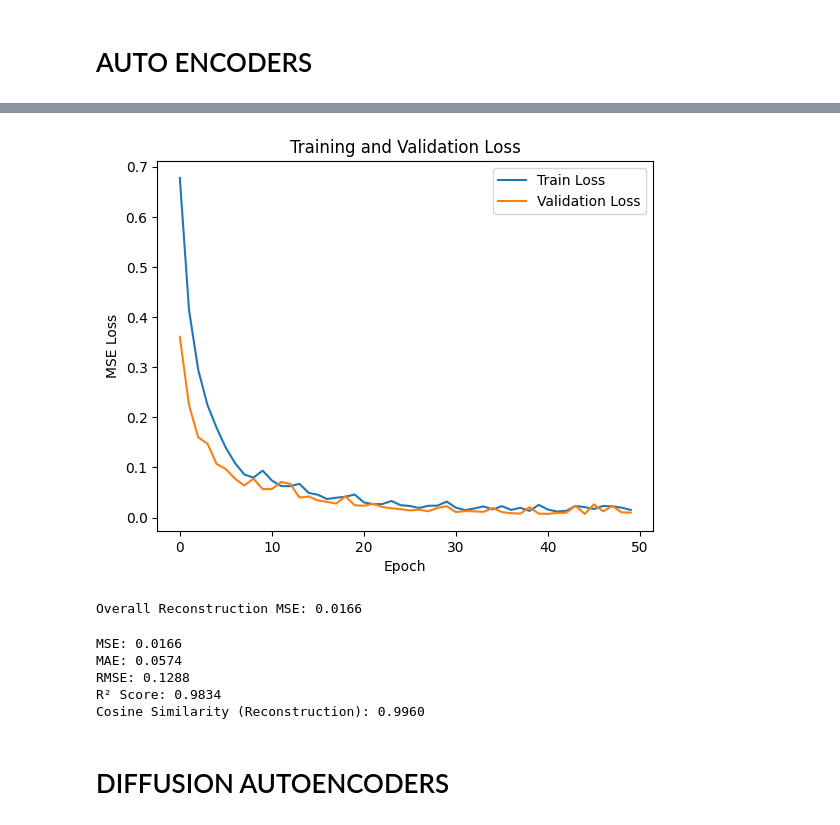
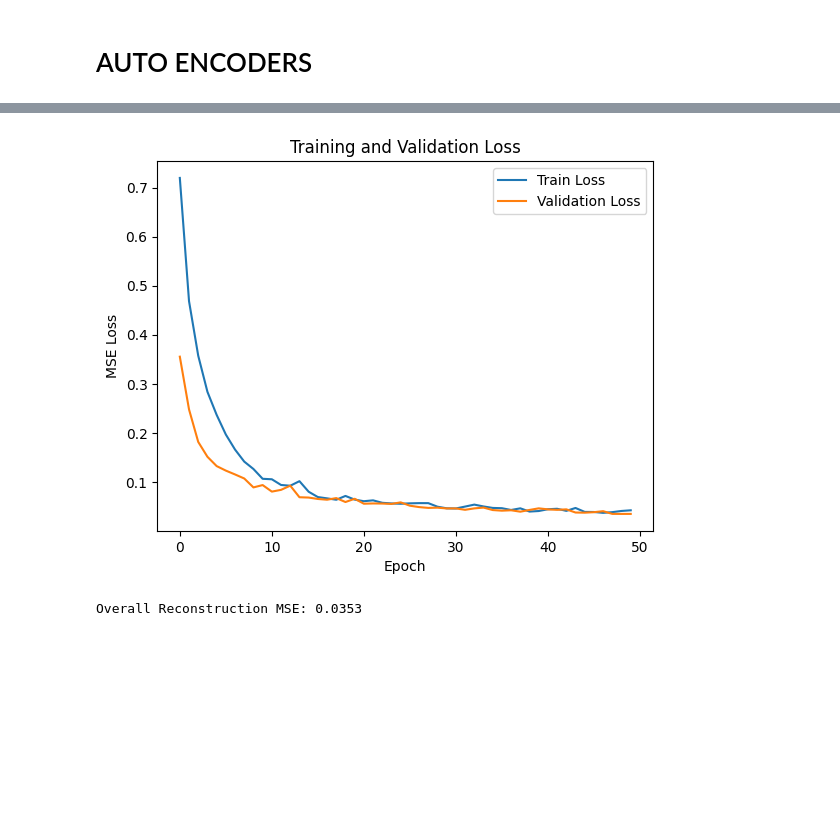
Before and after one commit to akashhguptaa/Food-Reccomendation-system, a Jupyter notebook: app.ipynb, the cells around one changed output, grey strips where cells are left out. Cells and saved outputs as stored; diff of their text form; code cells hidden in the pictures; blank space fills up the shorter version.

```diff
--- a/app.ipynb
+++ b/app.ipynb
@@ -136,15 +25,15 @@ val_loader = DataLoader(val_data, batch_size=32, shuffle=False)
 
 # Define autoencoder
 class Autoencoder(nn.Module):
-    def __init__(self, input_dim):
+    def __init__(self, input_dim=31, latent_dim=16):  # Try 8 or 16
         super(Autoencoder, self).__init__()
         self.encoder = nn.Sequential(
             nn.Linear(input_dim, 64),
             nn.ReLU(),
-            nn.Linear(64, 32)
+            nn.Linear(64, latent_dim)
         )
         self.decoder = nn.Sequential(
-            nn.Linear(32, 64),
+            nn.Linear(latent_dim, 64),
             nn.ReLU(),
             nn.Linear(64, input_dim)
         )
@@ -153,6 +42,7 @@ class Autoencoder(nn.Module):
         encoded = self.encoder(x)
         decoded = self.decoder(encoded)
         return decoded
+
 
 # Initialize model
 input_dim = X.shape[1]
@@ -239,44 +129,2 @@ Epoch 50/50, Train Loss: 0.0152, Val Loss: 0.0099
-[figure, old version]
+[figure, new version]
-Overall Reconstruction MSE: 0.0166
+Overall Reconstruction MSE: 0.0353
-# %%
-
-
-# Convert tensors to NumPy arrays
-original = X_tensor.numpy()
-reconstructed_np = reconstructed.numpy()
-
-# Basic regression metrics
-mse = mean_squared_error(original, reconstructed_np)
-mae = mean_absolute_error(original, reconstructed_np)
-rmse = np.sqrt(mse)
-r2 = r2_score(original, reconstructed_np)
-
-# Cosine similarity between original and reconstructed vectors (per sample)
-cosine_sim_recon = np.mean([
-    cosine_similarity([x], [y])[0][0]
-    for x, y in zip(original, reconstructed_np)
-])
-
-# Cosine similarity in latent space
-with torch.no_grad():
-    encoded = model.encoder(X_tensor)
-    encoded_np = encoded.numpy()
-    latent_cosine_sim = np.mean([
-        cosine_similarity([x], [y])[0][0]
-        for x, y in zip(encoded_np, encoded_np)
-    ])  # Note: this just shows overall similarity across encoded vectors
-
-# Print all results
-print(f"MSE: {mse:.4f}")
-print(f"MAE: {mae:.4f}")
-print(f"RMSE: {rmse:.4f}")
-print(f"R² Score: {r2:.4f}")
-print(f"Cosine Similarity (Reconstruction): {cosine_sim_recon:.4f}")
-# %% [output]
-MSE: 0.0166
-MAE: 0.0574
-RMSE: 0.1288
-R² Score: 0.9834
-Cosine Similarity (Reconstruction): 0.9960
-# %% [markdown]
-# DIFFUSION AUTOENCODERS
```
Also changed, not shown: parts of 54 cells of this notebook.
